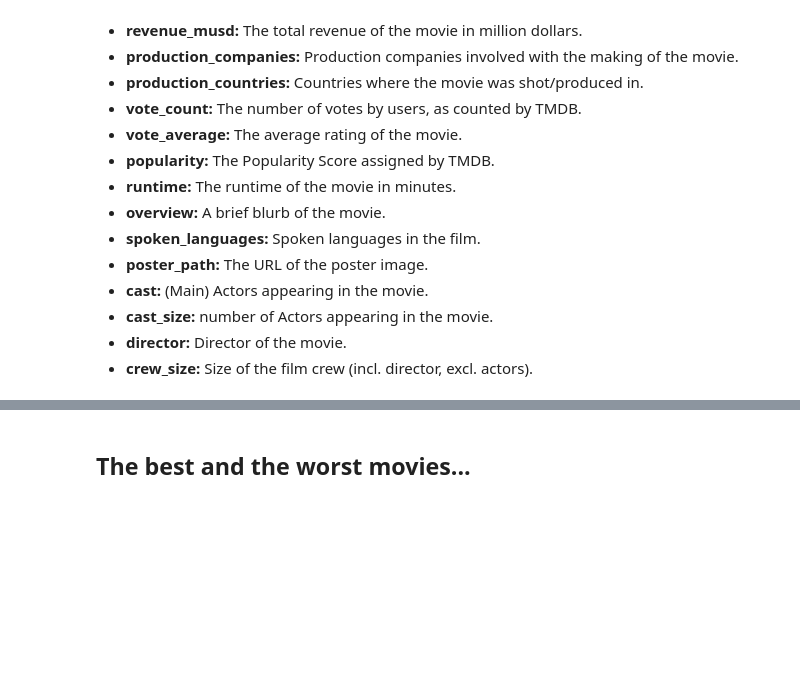
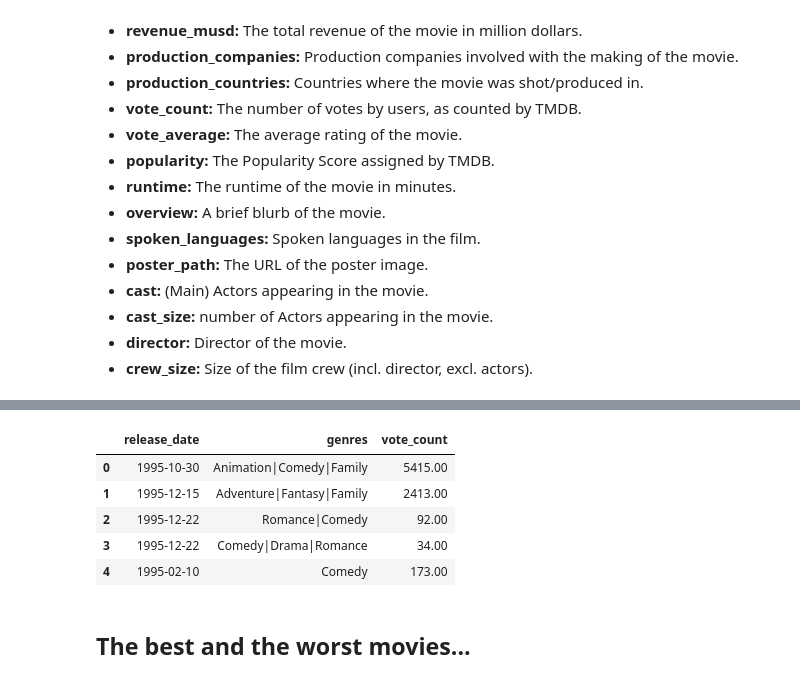
Before and after one commit to Amblessed/Data-Analysis-Projects, a Jupyter notebook: Python Data Science with Pandas - Master 12 Advanced Projects/Project_01_ProjectBrief_blank.ipynb, the cells around one changed output, grey strips where cells are left out. Drawn from its saved outputs; the diff is of its cells as text; code cells hidden in the pictures; blank space fills up the shorter version.

```diff
--- a/Python Data Science with Pandas - Master 12 Advanced Projects/Project_01_ProjectBrief_blank.ipynb
+++ b/Python Data Science with Pandas - Master 12 Advanced Projects/Project_01_ProjectBrief_blank.ipynb
@@ -66,3 +193,13 @@ __Some additional information on Features/Columns__:
+# %%
+df = movies[["release_date", "genres", "vote_count"]]
+df.head()
+# %% [output]
+|  | release_date | genres | vote_count |
+| 0 | 1995-10-30 | Animation|Comedy|Family | 5415.00 |
+| 1 | 1995-12-15 | Adventure|Fantasy|Family | 2413.00 |
+| 2 | 1995-12-22 | Romance|Comedy | 92.00 |
+| 3 | 1995-12-22 | Comedy|Drama|Romance | 34.00 |
+| 4 | 1995-02-10 | Comedy | 173.00 |
 # %% [markdown]
 ## The best and the worst movies...
 # %% [markdown]
```
Also changed, not shown: parts of 13 cells of this notebook, 1 other file.
